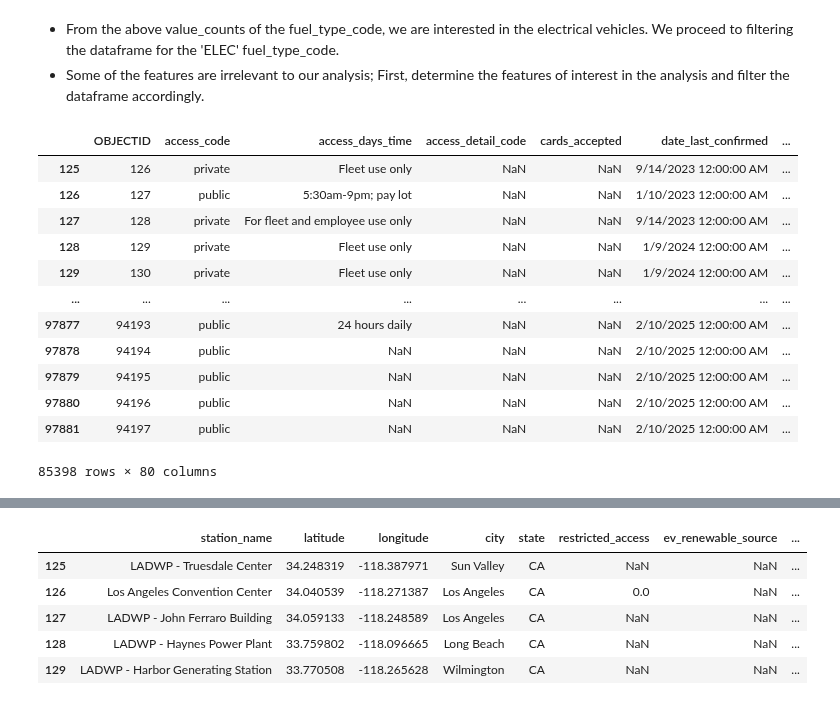
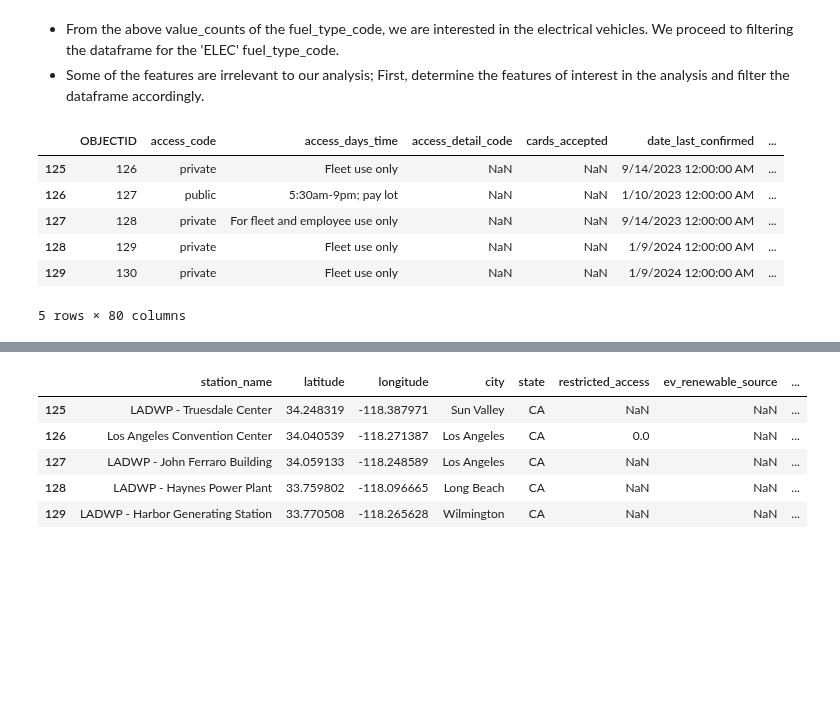
Before and after one commit to Damarispaul/Ev_Stations, a Jupyter notebook: EV Charging (3).ipynb, the cells around one changed output, grey strips where cells are left out. Drawn from its saved outputs; the diff is of its cells as text; code cells hidden in the pictures; blank space fills up the shorter version.

```diff
--- a/EV Charging (3).ipynb
+++ b/EV Charging (3).ipynb
@@ -111,21 +111,15 @@ Name: count, dtype: int64
 * Some of the features are irrelevant to our analysis; First, determine the features of interest in the analysis and filter the dataframe accordingly.
 # %%
 df_elec = df[df['fuel_type_code'] == 'ELEC']
-df_elec
+df_elec.head()
 # %% [output]
 |  | OBJECTID | access_code | access_days_time | access_detail_code | cards_accepted | date_last_confirmed | ... |
 | 125 | 126 | private | Fleet use only | NaN | NaN | 9/14/2023 12:00:00 AM | ... |
 | 126 | 127 | public | 5:30am-9pm; pay lot | NaN | NaN | 1/10/2023 12:00:00 AM | ... |
 | 127 | 128 | private | For fleet and employee use only | NaN | NaN | 9/14/2023 12:00:00 AM | ... |
 | 128 | 129 | private | Fleet use only | NaN | NaN | 1/9/2024 12:00:00 AM | ... |
 | 129 | 130 | private | Fleet use only | NaN | NaN | 1/9/2024 12:00:00 AM | ... |
-| ... | ... | ... | ... | ... | ... | ... | ... |
-| 97877 | 94193 | public | 24 hours daily | NaN | NaN | 2/10/2025 12:00:00 AM | ... |
-| 97878 | 94194 | public | NaN | NaN | NaN | 2/10/2025 12:00:00 AM | ... |
-| 97879 | 94195 | public | NaN | NaN | NaN | 2/10/2025 12:00:00 AM | ... |
-| 97880 | 94196 | public | NaN | NaN | NaN | 2/10/2025 12:00:00 AM | ... |
-| 97881 | 94197 | public | NaN | NaN | NaN | 2/10/2025 12:00:00 AM | ... |
-85398 rows × 80 columns
+5 rows × 80 columns
 # %%
 # Display the columns
 print(df_elec.columns)
```
Also changed, not shown: parts of 45 cells of this notebook.
